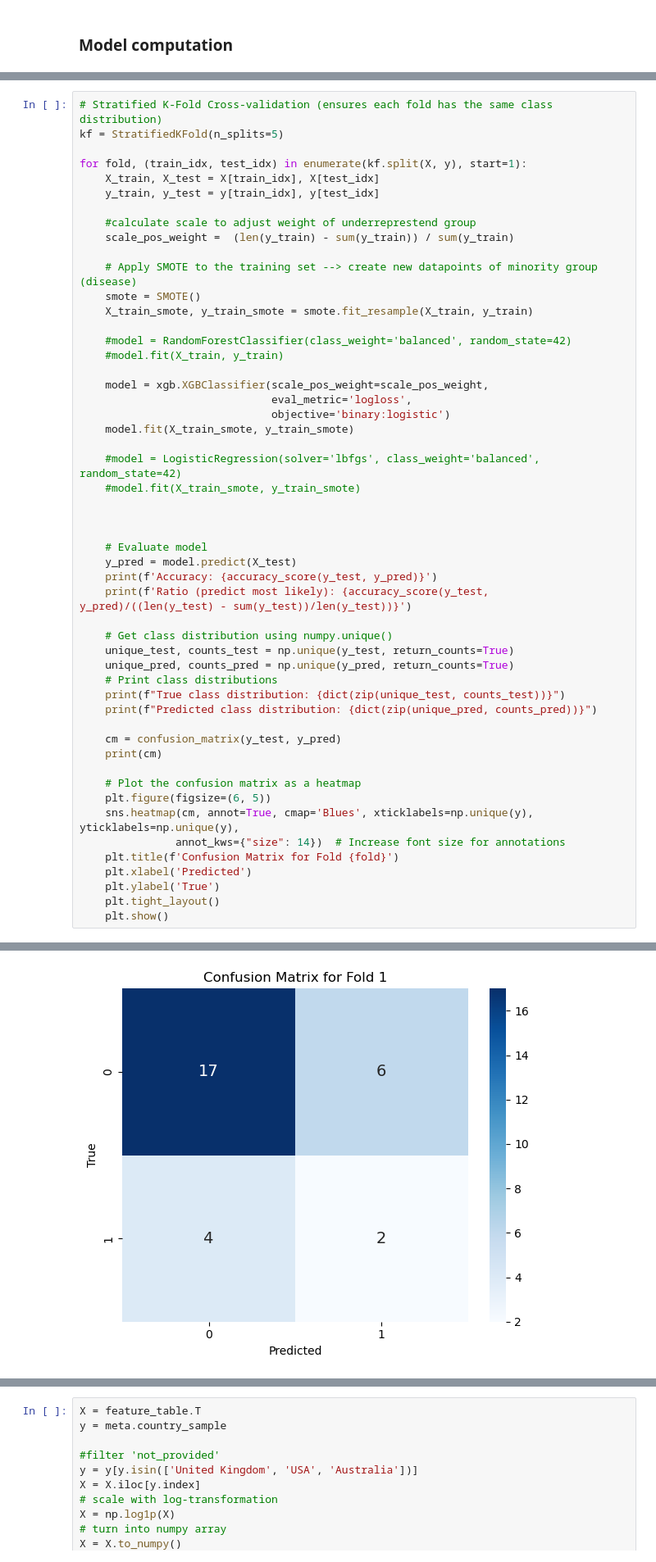
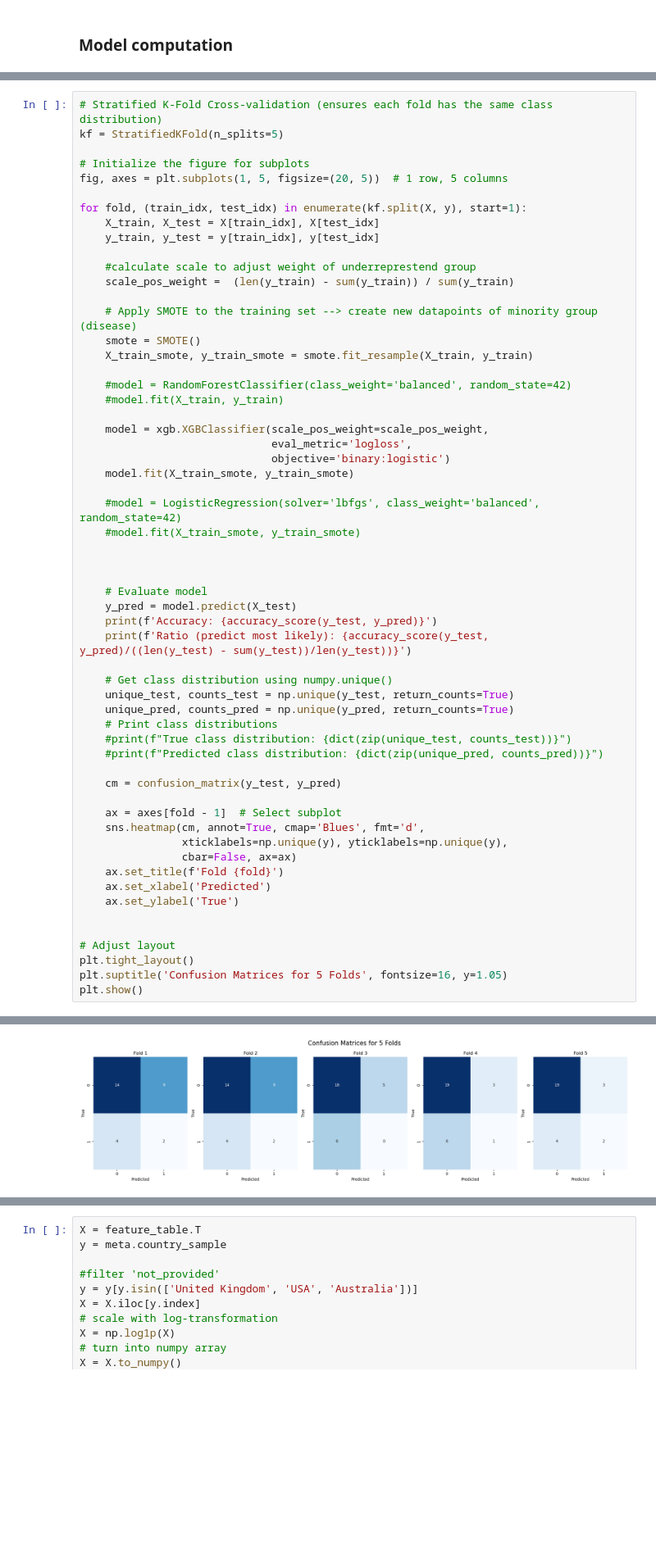
Before and after one commit to JRudyRay/FunGut2, a Jupyter notebook: full-pipeline/07_machine_learning.ipynb, the cells around one changed output, grey strips where cells are left out. Shown: that part at 82% size. Drawn from its saved outputs; the diff is of its cells as text; blank space fills up the shorter version.

```diff
--- a/full-pipeline/07_machine_learning.ipynb
+++ b/full-pipeline/07_machine_learning.ipynb
@@ -142,6 +180,9 @@ y = le.fit_transform(y)  # Converts strings to integers
 # %%
 # Stratified K-Fold Cross-validation (ensures each fold has the same class distribution)
 kf = StratifiedKFold(n_splits=5)
+
+# Initialize the figure for subplots
+fig, axes = plt.subplots(1, 5, figsize=(20, 5))  # 1 row, 5 columns
 
 for fold, (train_idx, test_idx) in enumerate(kf.split(X, y), start=1):
     X_train, X_test = X[train_idx], X[test_idx]
@@ -176,19 +217,22 @@ for fold, (train_idx, test_idx) in enumerate(kf.split(X, y), start=1):
     unique_test, counts_test = np.unique(y_test, return_counts=True)
     unique_pred, counts_pred = np.unique(y_pred, return_counts=True)
     # Print class distributions
-    print(f"True class distribution: {dict(zip(unique_test, counts_test))}")
-    print(f"Predicted class distribution: {dict(zip(unique_pred, counts_pred))}")
+    #print(f"True class distribution: {dict(zip(unique_test, counts_test))}")
+    #print(f"Predicted class distribution: {dict(zip(unique_pred, counts_pred))}")
 
     cm = confusion_matrix(y_test, y_pred)
-    print(cm)
 
-    # Plot the confusion matrix as a heatmap
-    plt.figure(figsize=(6, 5))
-    sns.heatmap(cm, annot=True, cmap='Blues', xticklabels=np.unique(y), yticklabels=np.unique(y),
-               annot_kws={"size": 14})  # Increase font size for annotations
-    plt.title(f'Confusion Matrix for Fold {fold}')
-    plt.xlabel('Predicted')
-    plt.ylabel('True')
-    plt.tight_layout()
-    plt.show()
+    ax = axes[fold - 1]  # Select subplot
+    sns.heatmap(cm, annot=True, cmap='Blues', fmt='d',
+                xticklabels=np.unique(y), yticklabels=np.unique(y),
+                cbar=False, ax=ax)
+    ax.set_title(f'Fold {fold}')
+    ax.set_xlabel('Predicted')
+    ax.set_ylabel('True')
+
+
+# Adjust layout
+plt.tight_layout()
+plt.suptitle('Confusion Matrices for 5 Folds', fontsize=16, y=1.05)
+plt.show()
 # %% [output]
@@ -201 +249 @@ Predicted class distribution: {0: 21, 1: 8}
-[figure, old version]
+[figure, new version]
```
Also changed, not shown: parts of 30 cells of this notebook, 54 other files.
